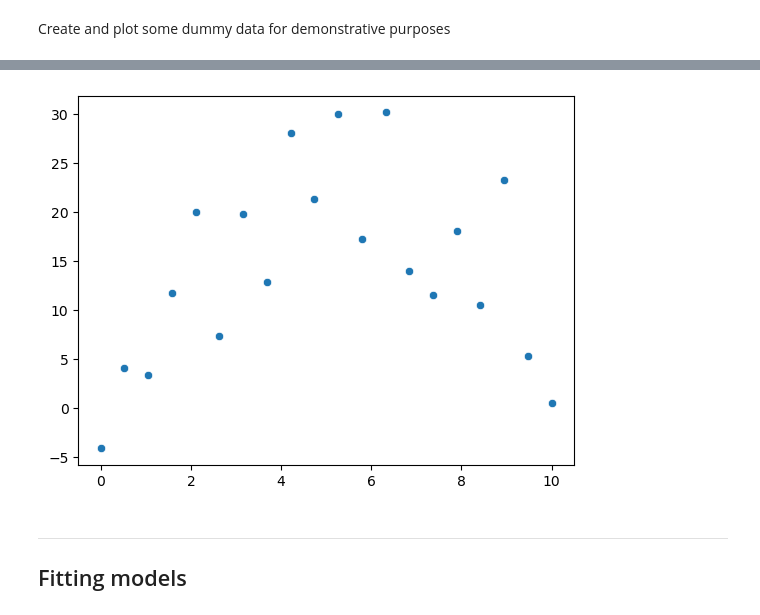
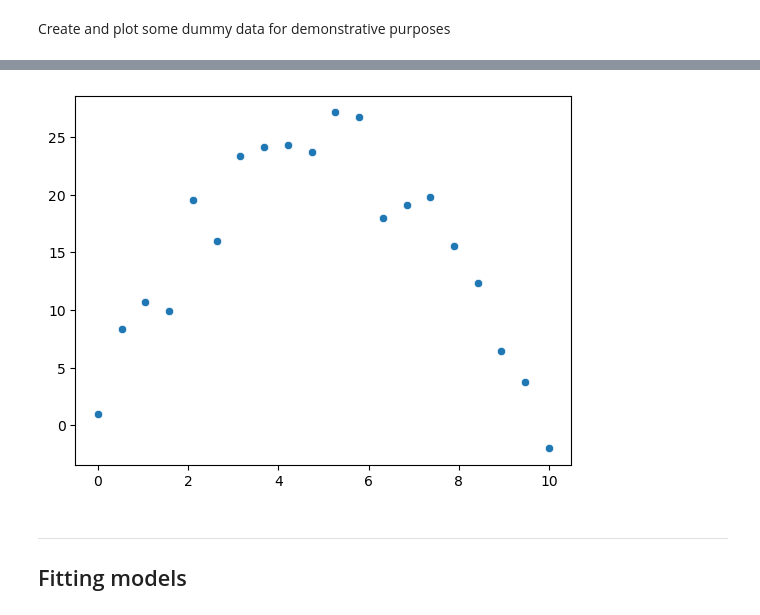
Before and after one commit to aleylani/Machine-Learning, a Jupyter notebook: notebooks/week1_lab03_train_test_split.ipynb, the cells around one changed output, grey strips where cells are left out. Cells and saved outputs as stored; diff of their text form; code cells hidden in the pictures.

```diff
--- a/notebooks/week1_lab03_train_test_split.ipynb
+++ b/notebooks/week1_lab03_train_test_split.ipynb
@@ -52,26 +80,17 @@ Create and plot some dummy data for demonstrative purposes
 # %%
-def f(x):
-
-    y = -x**2 + 10*x
-
-    return y
-
-# Define the range of x values
-x_vals = np.linspace(0, 10, 20)
-y_vals = np.array([f(x) for x in x_vals])
 
 # Now let's add some noise to our y_vals, to mimic more realistic data
 
-noise_std = 6.0                                     # Adjust this value to control the amount of noise
+noise_std = 3.0                                     # Adjust this value to control the amount of noise
 noise = np.random.normal(0, noise_std, len(y_vals)) # Generate noise from a normal distribution
 
 # add the generated noise to our y_vals
 y_vals = y_vals + noise
 
 # plot the results
 sns.scatterplot(x=x_vals, y=y_vals);
 # %% [output]
-[figure, old version]
+[figure, new version]
 # %% [markdown]
 ---
 
```
Also changed, not shown: parts of 22 cells of this notebook.
